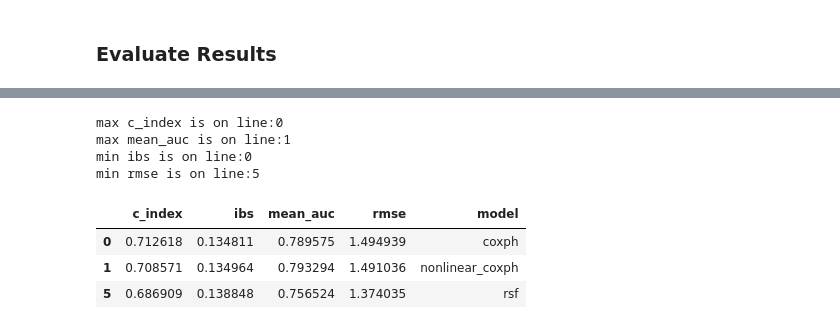
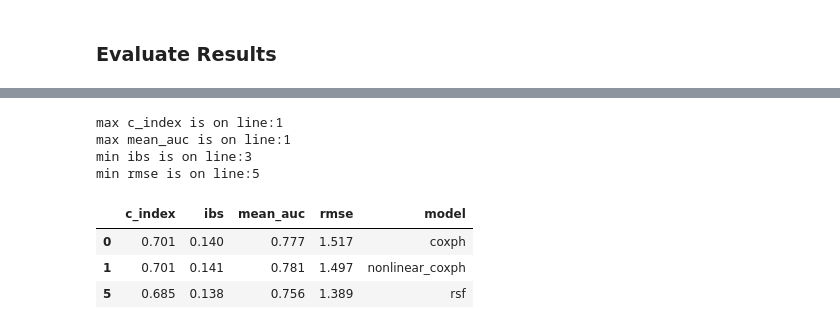
Before and after one commit to marcosmedvescig/thesis_survival_models_for_predicting_churn, a Jupyter notebook: model_selection.ipynb, the cells around one changed output, grey strips where cells are left out. Cells and saved outputs as stored; diff of their text form; code cells hidden in the pictures.

```diff
--- a/model_selection.ipynb
+++ b/model_selection.ipynb
@@ -132,8 +132,8 @@ for feature in ['products_created','admin_visits','tx','gmv_usd']:
   raw_data = raw_data[raw_data[feature] <= (data_statistics[feature]['mean'] + 3 * data_statistics[feature]['std'])]
 
 
-## Remove gmv_usd feature
-raw_data.drop(['gmv_usd'], axis=1, inplace=True)
+## Remove tx feature
+raw_data.drop(['tx'], axis=1, inplace=True)
 
 raw_data.reset_index(drop=True,inplace=True)
 
@@ -370,14 +370,14 @@ print('max mean_auc is on line:{}'.format(results['mean_auc'].idxmax()))
 print('min ibs is on line:{}'.format(results['ibs'].idxmin()))
 print('min rmse is on line:{}'.format(results['rmse'].idxmin()))
 # %% [output]
-max c_index is on line:0
+max c_index is on line:1
 max mean_auc is on line:1
-min ibs is on line:0
+min ibs is on line:3
 min rmse is on line:5
 # %%
-results.iloc[[0,1,5],:]
+results.iloc[[0,1,5],:].round(3)
 # %% [output]
 |  | c_index | ibs | mean_auc | rmse | model |
-| 0 | 0.712618 | 0.134811 | 0.789575 | 1.494939 | coxph |
-| 1 | 0.708571 | 0.134964 | 0.793294 | 1.491036 | nonlinear_coxph |
-| 5 | 0.686909 | 0.138848 | 0.756524 | 1.374035 | rsf |
+| 0 | 0.701 | 0.140 | 0.777 | 1.517 | coxph |
+| 1 | 0.701 | 0.141 | 0.781 | 1.497 | nonlinear_coxph |
+| 5 | 0.685 | 0.138 | 0.756 | 1.389 | rsf |
```
Also changed, not shown: parts of 8 cells of this notebook.
